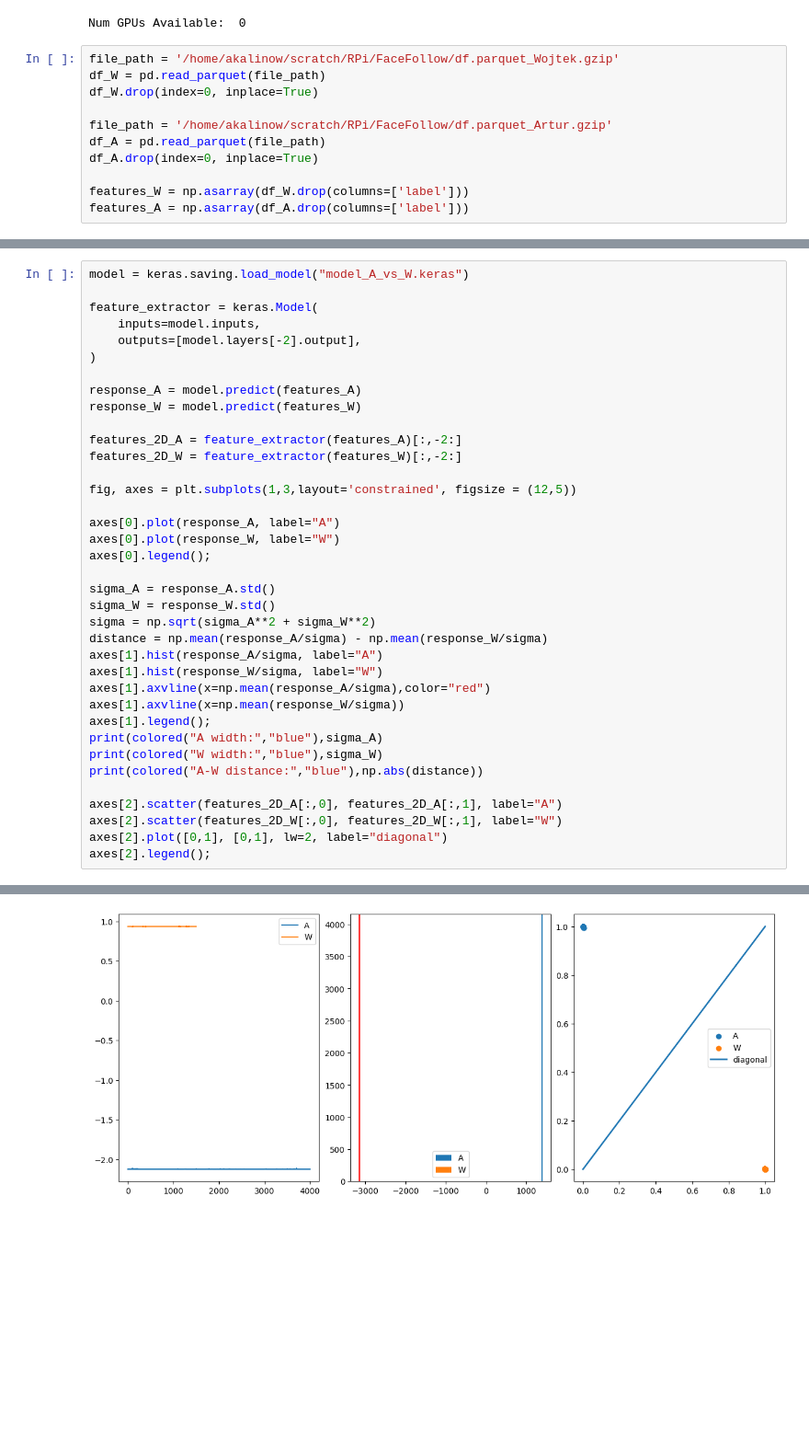
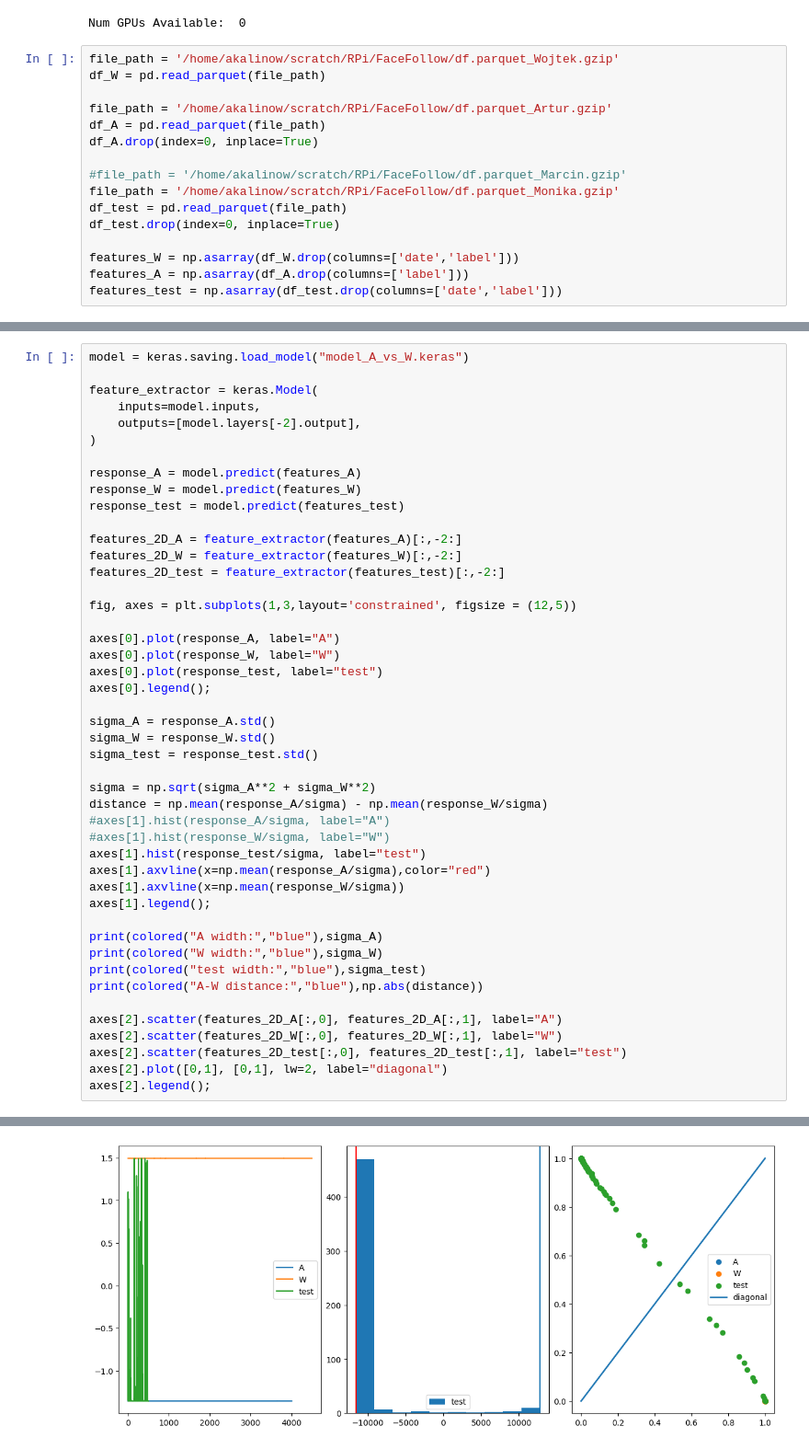
Before and after one commit to akalinow/RPi, a Jupyter notebook: FaceRecognition/FaceRecognition.ipynb, the cells around one changed output, grey strips where cells are left out. Shown: that part at 92% size. Drawn from its saved outputs; the diff is of its cells as text; blank space fills up the shorter version.

```diff
--- a/FaceRecognition/FaceRecognition.ipynb
+++ b/FaceRecognition/FaceRecognition.ipynb
@@ -29,11 +29,16 @@ Num GPUs Available:  0
 # %%
 file_path = '/home/akalinow/scratch/RPi/FaceFollow/df.parquet_Wojtek.gzip'
 df_W = pd.read_parquet(file_path)
-df_W.drop(index=0, inplace=True)
 
 file_path = '/home/akalinow/scratch/RPi/FaceFollow/df.parquet_Artur.gzip'
 df_A = pd.read_parquet(file_path)
 df_A.drop(index=0, inplace=True)
 
-features_W = np.asarray(df_W.drop(columns=['label']))
+#file_path = '/home/akalinow/scratch/RPi/FaceFollow/df.parquet_Marcin.gzip'
+file_path = '/home/akalinow/scratch/RPi/FaceFollow/df.parquet_Monika.gzip'
+df_test = pd.read_parquet(file_path)
+df_test.drop(index=0, inplace=True)
+
+features_W = np.asarray(df_W.drop(columns=['date','label']))
 features_A = np.asarray(df_A.drop(columns=['label']))
+features_test = np.asarray(df_test.drop(columns=['date','label']))
@@ -126,31 +122,40 @@ feature_extractor = keras.Model(
 
 response_A = model.predict(features_A)
 response_W = model.predict(features_W)
+response_test = model.predict(features_test)
 
 features_2D_A = feature_extractor(features_A)[:,-2:]
 features_2D_W = feature_extractor(features_W)[:,-2:]
+features_2D_test = feature_extractor(features_test)[:,-2:]
 
 fig, axes = plt.subplots(1,3,layout='constrained', figsize = (12,5))
 
 axes[0].plot(response_A, label="A")
 axes[0].plot(response_W, label="W")
+axes[0].plot(response_test, label="test")
 axes[0].legend();
 
 sigma_A = response_A.std()
 sigma_W = response_W.std()
+sigma_test = response_test.std()
+
 sigma = np.sqrt(sigma_A**2 + sigma_W**2)
 distance = np.mean(response_A/sigma) - np.mean(response_W/sigma)
-axes[1].hist(response_A/sigma, label="A")
-axes[1].hist(response_W/sigma, label="W")
+#axes[1].hist(response_A/sigma, label="A")
+#axes[1].hist(response_W/sigma, label="W")
+axes[1].hist(response_test/sigma, label="test")
 axes[1].axvline(x=np.mean(response_A/sigma),color="red")
 axes[1].axvline(x=np.mean(response_W/sigma))
 axes[1].legend();
+
 print(colored("A width:","blue"),sigma_A)
 print(colored("W width:","blue"),sigma_W)
+print(colored("test width:","blue"),sigma_test)
 print(colored("A-W distance:","blue"),np.abs(distance))
 
 axes[2].scatter(features_2D_A[:,0], features_2D_A[:,1], label="A")
 axes[2].scatter(features_2D_W[:,0], features_2D_W[:,1], label="W")
+axes[2].scatter(features_2D_test[:,0], features_2D_test[:,1], label="test")
 axes[2].plot([0,1], [0,1], lw=2, label="diagonal")
 axes[2].legend();
 # %% [output]
@@ -168,4 +178,4 @@ A-W distance: 4525.94
-[figure, old version]
+[figure, new version]
 # %%
 last_layer = model.layers[-1]
 x = feature_extractor(features_A)[0:1,:].numpy()
```
Also changed, not shown: parts of 6 cells of this notebook, 2 other files.
